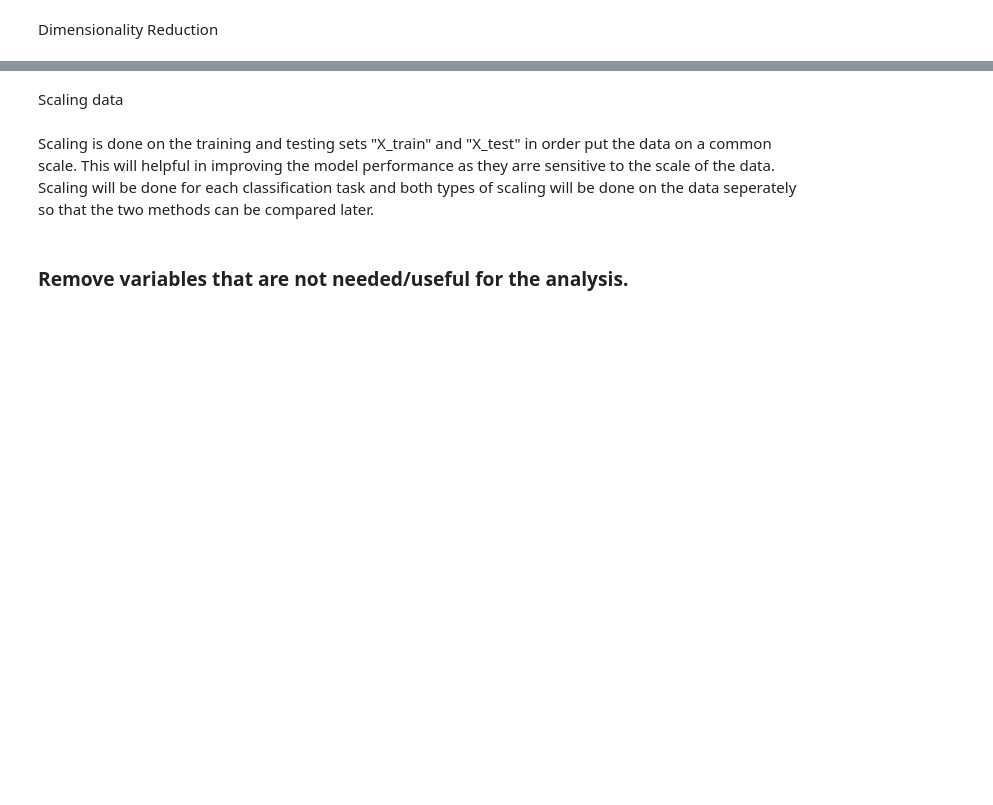
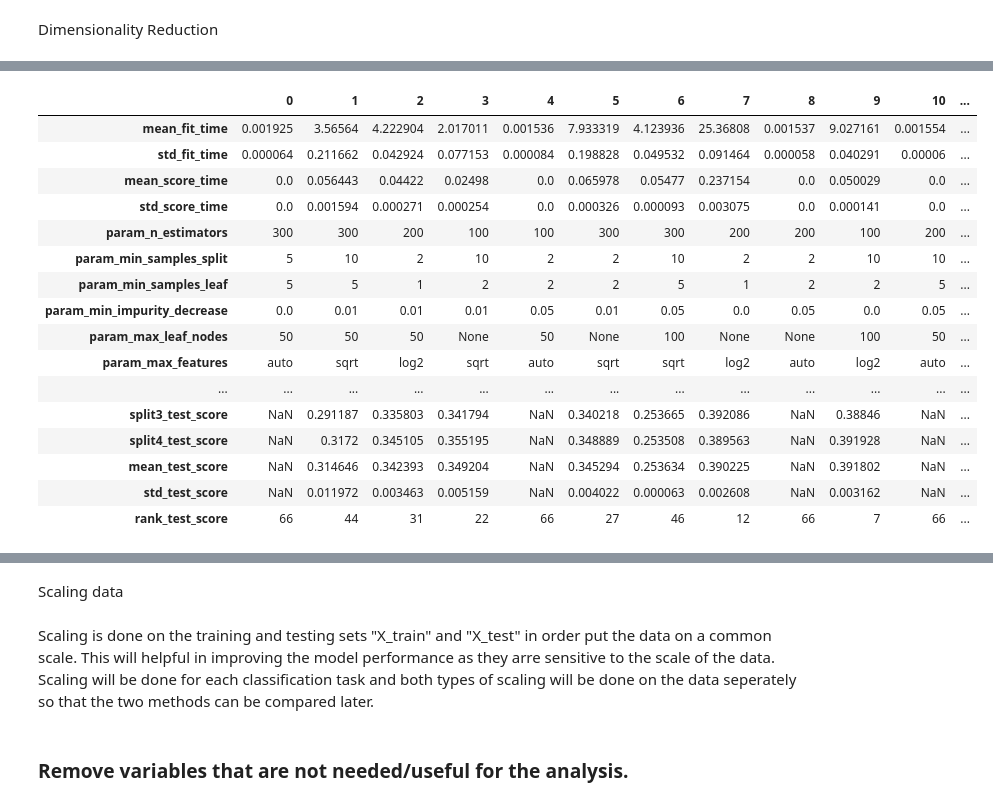
Before and after one commit to Mcusac/OnlineNewsPopML, a Jupyter notebook: 2 - Classification/Classification(Tim03).ipynb, the cells around one changed output, grey strips where cells are left out. Drawn from its saved outputs; the diff is of its cells as text; code cells hidden in the pictures; blank space fills up the shorter version.

```diff
--- a/2 - Classification/Classification(Tim03).ipynb
+++ b/2 - Classification/Classification(Tim03).ipynb
@@ -596,0 +712,28 @@ plt.show()
+# %%
+# this is an alternative -- Randomized Grid Search samples randomly from the parameter grid instead of trying every possible combination
+
+from sklearn.model_selection import RandomizedSearchCV
+
+
+rf = RandomForestClassifier()
+
+# Define a parameter grid to search for the best hyperparameters
+# Define a parameter grid to search over
+param_grid = {
+    'n_estimators': [100, 200, 300],
+    'max_depth': [None, 10, 20, 30],
+    'min_samples_split': [2, 5, 10],
+    'min_samples_leaf': [1, 2, 5],
+    'bootstrap': [True, False],
+    'criterion': ['gini', 'entropy'],
+    'max_features': ['auto', 'sqrt', 'log2'],
+    'max_leaf_nodes': [None, 50, 100],
+    'min_impurity_decrease': [0.0, 0.01, 0.05]
+}
+
+print("Parameter grid:\n{}".format(param_grid))
+
+# Instantiate the GridSearchCV object with the model rf, the parameter grid to search parameter grid, and the cross-validation strategy with 5 folds
+random_search = RandomizedSearchCV(estimator=rf, param_distributions=param_grid, n_iter=100, cv=5)
+
+random_search.fit(X_train_q1, y_train1)
@@ -596,0 +814,29 @@ plt.show()
+# %%
+#convert scores into a dataframe and plot a heat map
+
+import pandas as pd
+
+#convert to a dataframe
+results = pd.DataFrame(random_search.cv_results_)
+#show the first 5 rows
+display(results.T)
+
+# each column in results corresponds to one particular parameter setting
+# %% [output]
+|  | 0 | 1 | 2 | 3 | 4 | 5 | 6 | 7 | 8 | 9 | 10 | ... |
+| mean_fit_time | 0.001925 | 3.56564 | 4.222904 | 2.017011 | 0.001536 | 7.933319 | 4.123936 | 25.36808 | 0.001537 | 9.027161 | 0.001554 | ... |
+| std_fit_time | 0.000064 | 0.211662 | 0.042924 | 0.077153 | 0.000084 | 0.198828 | 0.049532 | 0.091464 | 0.000058 | 0.040291 | 0.00006 | ... |
+| mean_score_time | 0.0 | 0.056443 | 0.04422 | 0.02498 | 0.0 | 0.065978 | 0.05477 | 0.237154 | 0.0 | 0.050029 | 0.0 | ... |
+| std_score_time | 0.0 | 0.001594 | 0.000271 | 0.000254 | 0.0 | 0.000326 | 0.000093 | 0.003075 | 0.0 | 0.000141 | 0.0 | ... |
+| param_n_estimators | 300 | 300 | 200 | 100 | 100 | 300 | 300 | 200 | 200 | 100 | 200 | ... |
+| param_min_samples_split | 5 | 10 | 2 | 10 | 2 | 2 | 10 | 2 | 2 | 10 | 10 | ... |
+| param_min_samples_leaf | 5 | 5 | 1 | 2 | 2 | 2 | 5 | 1 | 2 | 2 | 5 | ... |
+| param_min_impurity_decrease | 0.0 | 0.01 | 0.01 | 0.01 | 0.05 | 0.01 | 0.05 | 0.0 | 0.05 | 0.0 | 0.05 | ... |
+| param_max_leaf_nodes | 50 | 50 | 50 | None | 50 | None | 100 | None | None | 100 | 50 | ... |
+| param_max_features | auto | sqrt | log2 | sqrt | auto | sqrt | sqrt | log2 | auto | log2 | auto | ... |
+| ... | ... | ... | ... | ... | ... | ... | ... | ... | ... | ... | ... | ... |
+| split3_test_score | NaN | 0.291187 | 0.335803 | 0.341794 | NaN | 0.340218 | 0.253665 | 0.392086 | NaN | 0.38846 | NaN | ... |
+| split4_test_score | NaN | 0.3172 | 0.345105 | 0.355195 | NaN | 0.348889 | 0.253508 | 0.389563 | NaN | 0.391928 | NaN | ... |
+| mean_test_score | NaN | 0.314646 | 0.342393 | 0.349204 | NaN | 0.345294 | 0.253634 | 0.390225 | NaN | 0.391802 | NaN | ... |
+| std_test_score | NaN | 0.011972 | 0.003463 | 0.005159 | NaN | 0.004022 | 0.000063 | 0.002608 | NaN | 0.003162 | NaN | ... |
+| rank_test_score | 66 | 44 | 31 | 22 | 66 | 27 | 46 | 12 | 66 | 7 | 66 | ... |
```
Also changed, not shown: parts of 20 cells of this notebook.
